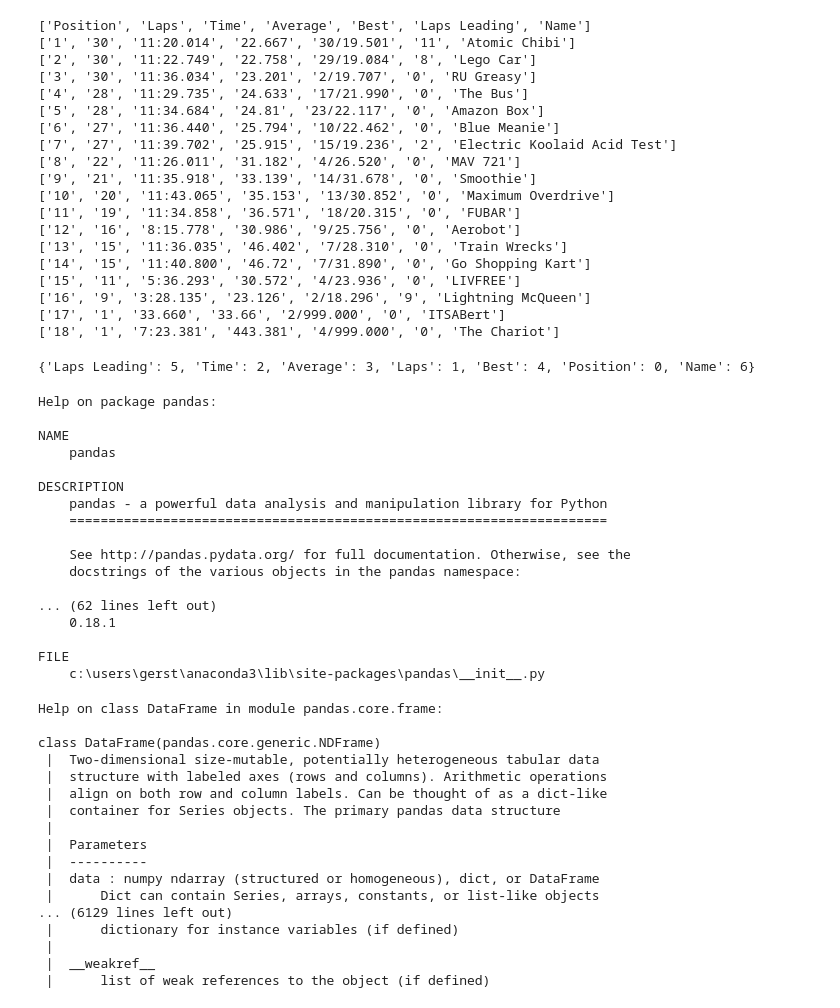
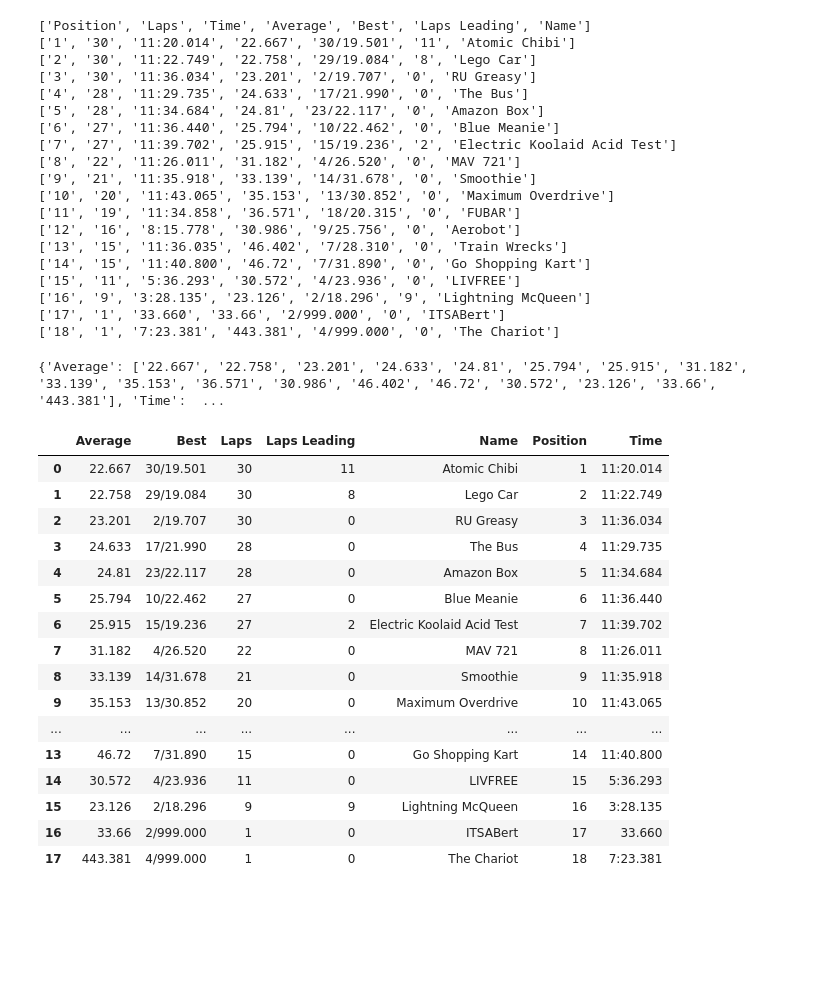
Before and after one commit to gersteinj/PRS-stats, a Jupyter notebook: Untitled.ipynb, the cells around one changed output. Drawn from its saved outputs; the diff is of its cells as text; code cells hidden in the pictures; blank space fills up the shorter version.

Commit message:
made a dataframe

```diff
--- a/Untitled.ipynb
+++ b/Untitled.ipynb
@@ -370,48 +370,35 @@ for row in results.find_all('tr'):
 data = {}
 
 for n in range(len(header)):
-    data[header[n]] =
+    column = []
+    for row in results.find_all('tr')[1:]:
+        clean_row = [item.string for item in row if item.string != '\n']
+        column.append(clean_row[n])
+    data[header[n]] = column
+
 
 print(data)
 # %% [output]
-{'Laps Leading': 5, 'Time': 2, 'Average': 3, 'Laps': 1, 'Best': 4, 'Position': 0, 'Name': 6}
+{'Average': ['22.667', '22.758', '23.201', '24.633', '24.81', '25.794', '25.915', '31.182', '33.139', '35.153', '36.571', '30.986', '46.402', '46.72', '30.572', '23.126', '33.66', '443.381'], 'Time':  ...
-# %%
-help(pd)
-# %% [output]
-Help on package pandas:
-
-NAME
-    pandas
-
-DESCRIPTION
-    pandas - a powerful data analysis and manipulation library for Python
-    =====================================================================
-
-    See http://pandas.pydata.org/ for full documentation. Otherwise, see the
-    docstrings of the various objects in the pandas namespace:
-
-... (62 lines left out)
-    0.18.1
-
-FILE
-    c:\users\gerst\anaconda3\lib\site-packages\pandas\__init__.py
 # %%
-help(pd.DataFrame)
+df = pd.DataFrame(data)
-# %% [output]
-Help on class DataFrame in module pandas.core.frame:
-
-class DataFrame(pandas.core.generic.NDFrame)
- |  Two-dimensional size-mutable, potentially heterogeneous tabular data
- |  structure with labeled axes (rows and columns). Arithmetic operations
- |  align on both row and column labels. Can be thought of as a dict-like
- |  container for Series objects. The primary pandas data structure
- |
- |  Parameters
- |  ----------
- |  data : numpy ndarray (structured or homogeneous), dict, or DataFrame
- |      Dict can contain Series, arrays, constants, or list-like objects
-... (6129 lines left out)
- |      dictionary for instance variables (if defined)
- |
- |  __weakref__
- |      list of weak references to the object (if defined)
+# %%
+df
+# %% [output]
+|  | Average | Best | Laps | Laps Leading | Name | Position | Time |
+| 0 | 22.667 | 30/19.501 | 30 | 11 | Atomic Chibi | 1 | 11:20.014 |
+| 1 | 22.758 | 29/19.084 | 30 | 8 | Lego Car | 2 | 11:22.749 |
+| 2 | 23.201 | 2/19.707 | 30 | 0 | RU Greasy | 3 | 11:36.034 |
+| 3 | 24.633 | 17/21.990 | 28 | 0 | The Bus | 4 | 11:29.735 |
+| 4 | 24.81 | 23/22.117 | 28 | 0 | Amazon Box | 5 | 11:34.684 |
+| 5 | 25.794 | 10/22.462 | 27 | 0 | Blue Meanie | 6 | 11:36.440 |
+| 6 | 25.915 | 15/19.236 | 27 | 2 | Electric Koolaid Acid Test | 7 | 11:39.702 |
+| 7 | 31.182 | 4/26.520 | 22 | 0 | MAV 721 | 8 | 11:26.011 |
+| 8 | 33.139 | 14/31.678 | 21 | 0 | Smoothie | 9 | 11:35.918 |
+| 9 | 35.153 | 13/30.852 | 20 | 0 | Maximum Overdrive | 10 | 11:43.065 |
+| ... | ... | ... | ... | ... | ... | ... | ... |
+| 13 | 46.72 | 7/31.890 | 15 | 0 | Go Shopping Kart | 14 | 11:40.800 |
+| 14 | 30.572 | 4/23.936 | 11 | 0 | LIVFREE | 15 | 5:36.293 |
+| 15 | 23.126 | 2/18.296 | 9 | 9 | Lightning McQueen | 16 | 3:28.135 |
+| 16 | 33.66 | 2/999.000 | 1 | 0 | ITSABert | 17 | 33.660 |
+| 17 | 443.381 | 4/999.000 | 1 | 0 | The Chariot | 18 | 7:23.381 |
```
